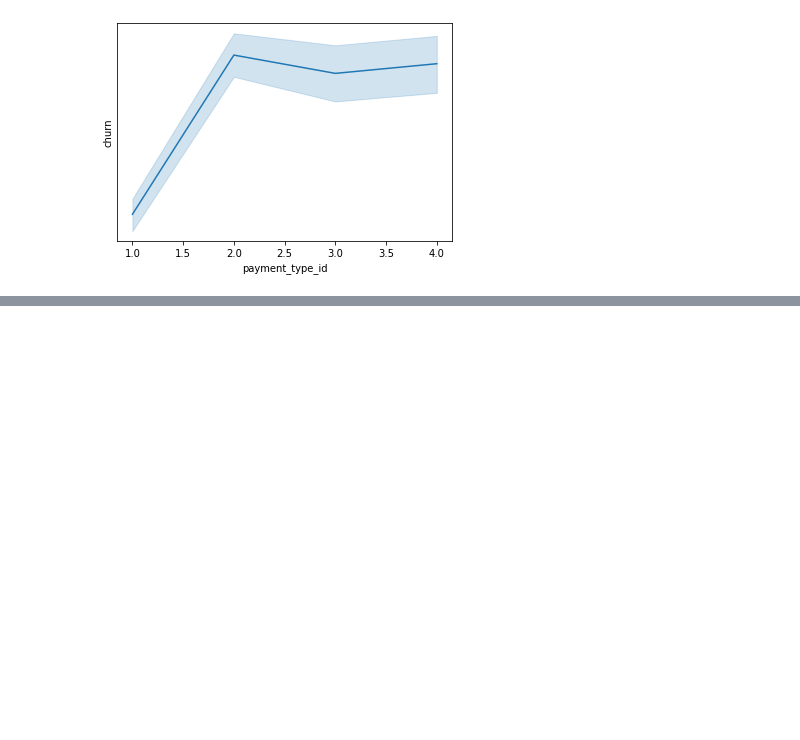
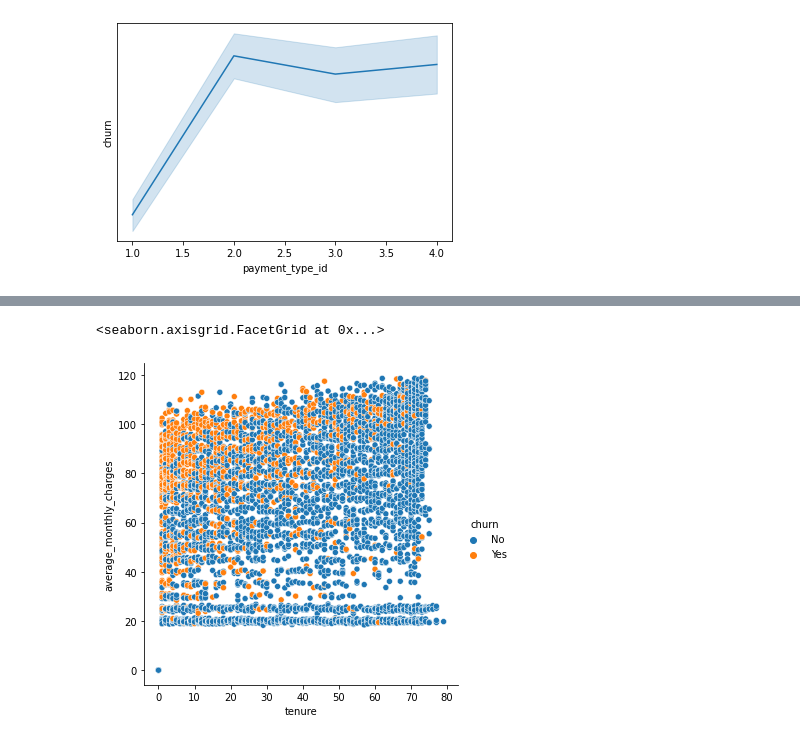
Before and after one commit to EmmanuelAzua/numpy-pandas-visualization-exercises, a Jupyter notebook: telco_churn.ipynb, the cells around one changed output, grey strips where cells are left out. Drawn from its saved outputs; the diff is of its cells as text; code cells hidden in the pictures; blank space fills up the shorter version.

```diff
--- a/telco_churn.ipynb
+++ b/telco_churn.ipynb
@@ -211,0 +317,5 @@ sns.pairplot(data = monthly_customers)
+# %%
+sns.relplot(data = spreadsheet, x = "tenure", y = "average_monthly_charges", hue = "churn")
+# %% [output]
+<seaborn.axisgrid.FacetGrid at 0x...>
+[figure, added]
```
Also changed, not shown: parts of 27 cells of this notebook, 3 other files.
